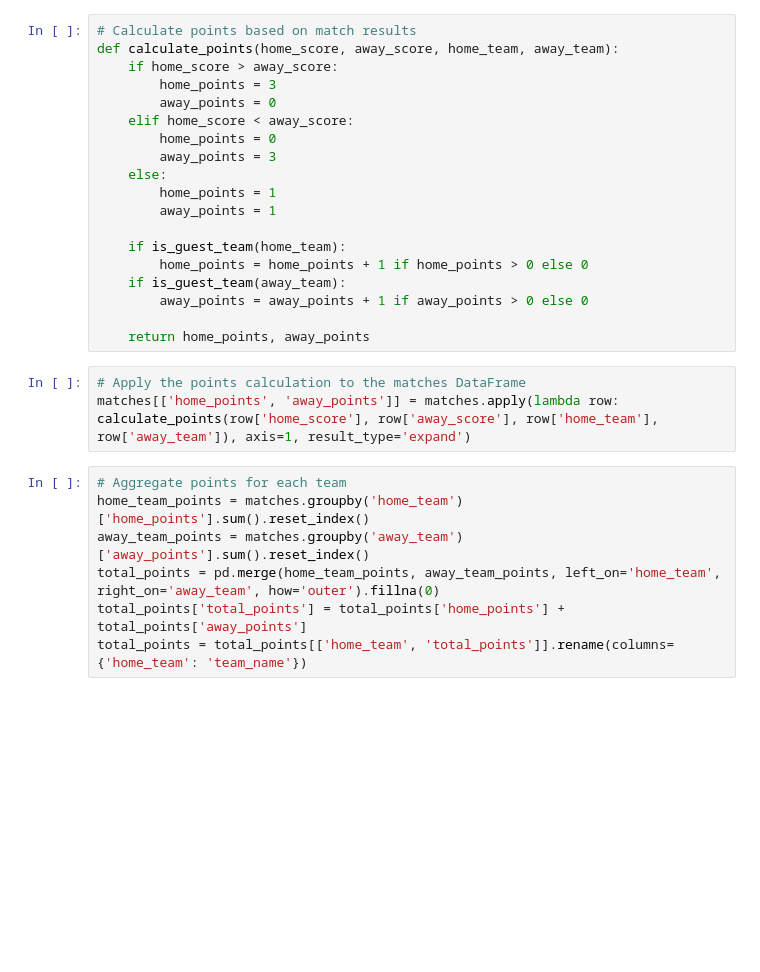
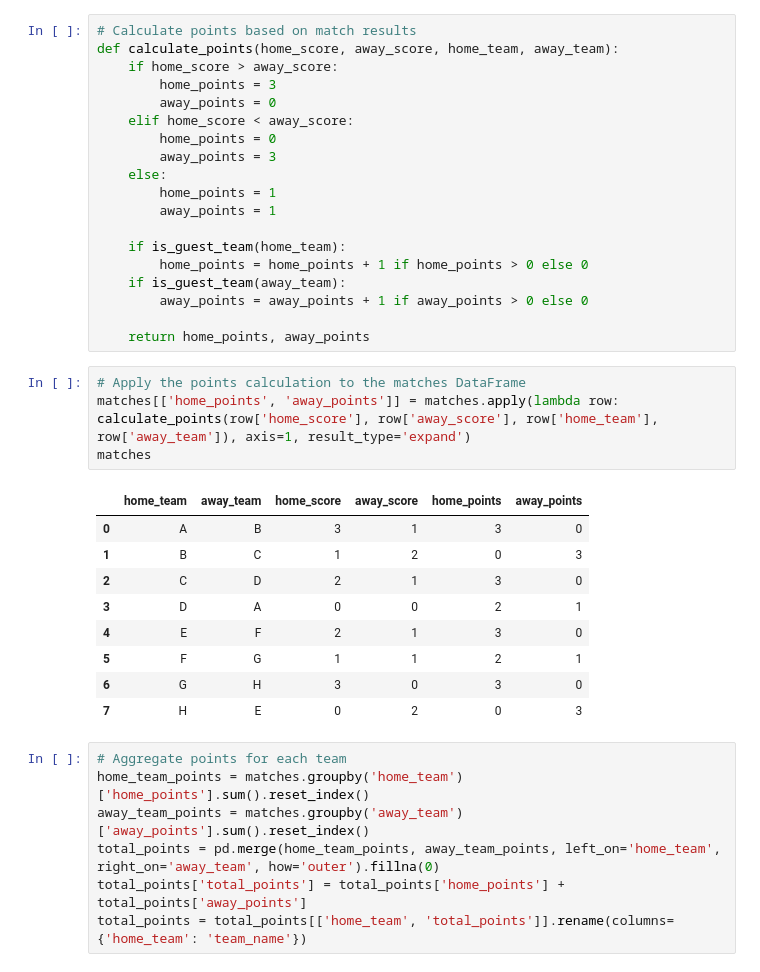
Before and after one commit to Sachinv2223/About-Me, a Jupyter notebook: score_table.ipynb, the cells around one changed output. Saved outputs shown, nothing was run; the diff lists cells and outputs as text; blank space fills up the shorter version.

```diff
--- a/score_table.ipynb
+++ b/score_table.ipynb
@@ -61,6 +61,17 @@ def calculate_points(home_score, away_score, home_team, away_team):
 # %%
 # Apply the points calculation to the matches DataFrame
 matches[['home_points', 'away_points']] = matches.apply(lambda row: calculate_points(row['home_score'], row['away_score'], row['home_team'], row['away_team']), axis=1, result_type='expand')
+matches
+# %% [output]
+|  | home_team | away_team | home_score | away_score | home_points | away_points |
+| 0 | A | B | 3 | 1 | 3 | 0 |
+| 1 | B | C | 1 | 2 | 0 | 3 |
+| 2 | C | D | 2 | 1 | 3 | 0 |
+| 3 | D | A | 0 | 0 | 2 | 1 |
+| 4 | E | F | 2 | 1 | 3 | 0 |
+| 5 | F | G | 1 | 1 | 2 | 1 |
+| 6 | G | H | 3 | 0 | 3 | 0 |
+| 7 | H | E | 0 | 2 | 0 | 3 |
 # %%
 # Aggregate points for each team
 home_team_points = matches.groupby('home_team')['home_points'].sum().reset_index()
```
